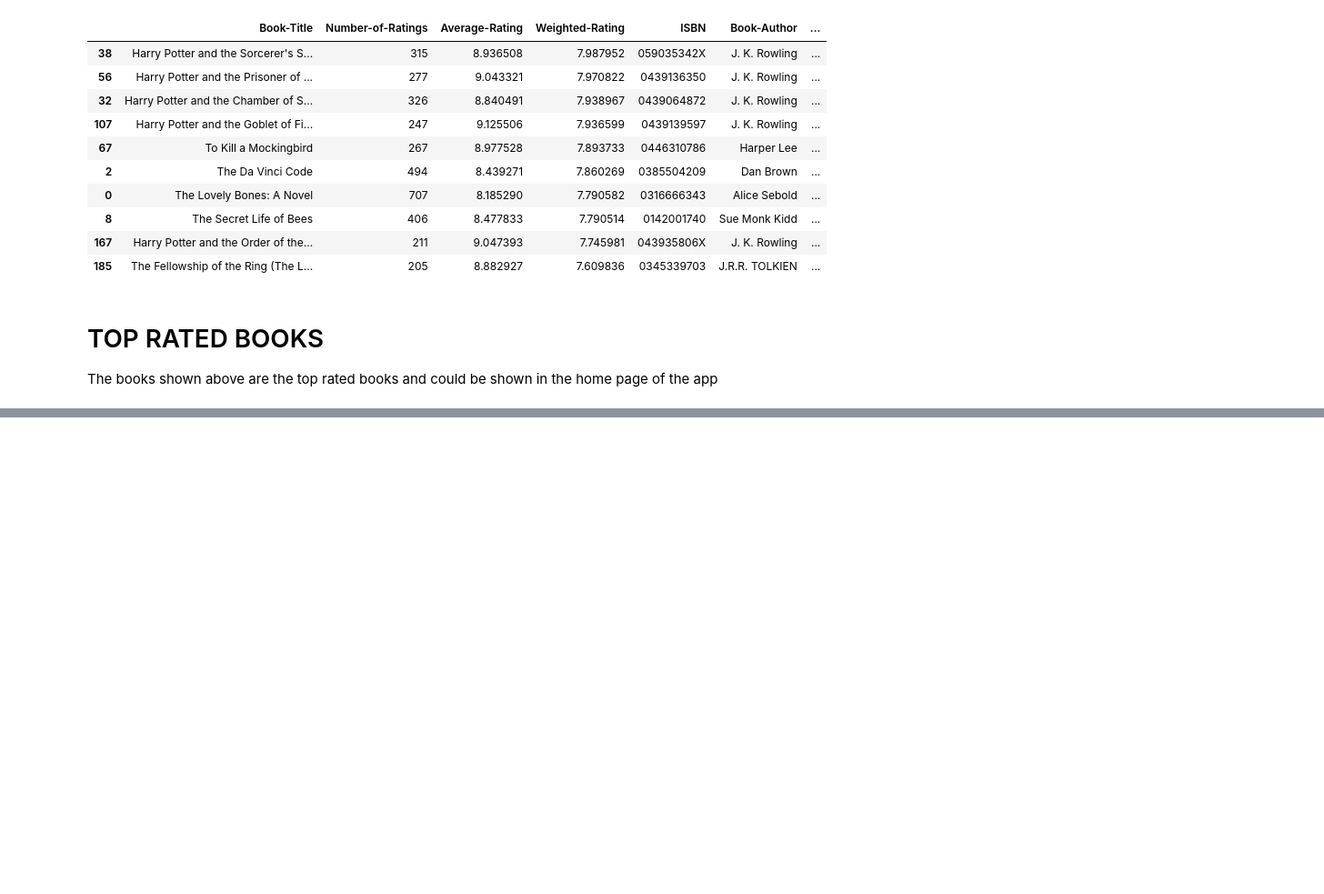
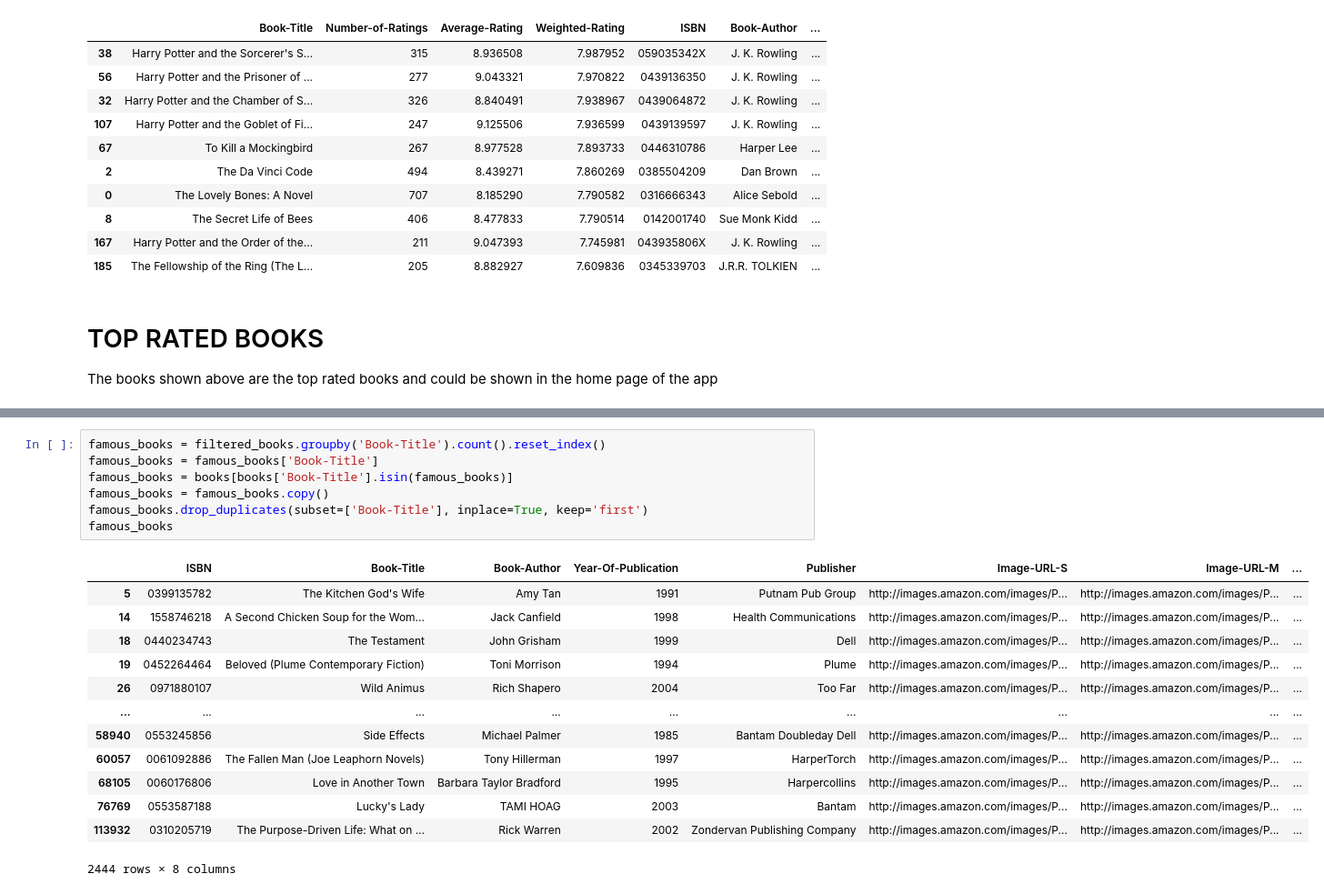
Before and after one commit to nguendh/BookRec, a Jupyter notebook: main.ipynb, the cells around one changed output, grey strips where cells are left out. Shown at 91% size. Drawn from its saved outputs; the diff is of its cells as text; blank space fills up the shorter version.

```diff
--- a/main.ipynb
+++ b/main.ipynb
@@ -1097,0 +1146,21 @@ The books shown above are the top rated books and could be shown in the home pag
+# %%
+famous_books = filtered_books.groupby('Book-Title').count().reset_index()
+famous_books = famous_books['Book-Title']
+famous_books = books[books['Book-Title'].isin(famous_books)]
+famous_books = famous_books.copy()
+famous_books.drop_duplicates(subset=['Book-Title'], inplace=True, keep='first')
+famous_books
+# %% [output]
+|  | ISBN | Book-Title | Book-Author | Year-Of-Publication | Publisher | Image-URL-S | Image-URL-M | ... |
+| 5 | 0399135782 | The Kitchen God's Wife | Amy Tan | 1991 | Putnam Pub Group | http://images.amazon.com/images/P... | http://images.amazon.com/images/P... | ... |
+| 14 | 1558746218 | A Second Chicken Soup for the Wom... | Jack Canfield | 1998 | Health Communications | http://images.amazon.com/images/P... | http://images.amazon.com/images/P... | ... |
+| 18 | 0440234743 | The Testament | John Grisham | 1999 | Dell | http://images.amazon.com/images/P... | http://images.amazon.com/images/P... | ... |
+| 19 | 0452264464 | Beloved (Plume Contemporary Fiction) | Toni Morrison | 1994 | Plume | http://images.amazon.com/images/P... | http://images.amazon.com/images/P... | ... |
+| 26 | 0971880107 | Wild Animus | Rich Shapero | 2004 | Too Far | http://images.amazon.com/images/P... | http://images.amazon.com/images/P... | ... |
+| ... | ... | ... | ... | ... | ... | ... | ... | ... |
+| 58940 | 0553245856 | Side Effects | Michael Palmer | 1985 | Bantam Doubleday Dell | http://images.amazon.com/images/P... | http://images.amazon.com/images/P... | ... |
+| 60057 | 0061092886 | The Fallen Man (Joe Leaphorn Novels) | Tony Hillerman | 1997 | HarperTorch | http://images.amazon.com/images/P... | http://images.amazon.com/images/P... | ... |
+| 68105 | 0060176806 | Love in Another Town | Barbara Taylor Bradford | 1995 | Harpercollins | http://images.amazon.com/images/P... | http://images.amazon.com/images/P... | ... |
+| 76769 | 0553587188 | Lucky's Lady | TAMI HOAG | 2003 | Bantam | http://images.amazon.com/images/P... | http://images.amazon.com/images/P... | ... |
+| 113932 | 0310205719 | The Purpose-Driven Life: What on ... | Rick Warren | 2002 | Zondervan Publishing Company | http://images.amazon.com/images/P... | http://images.amazon.com/images/P... | ... |
+2444 rows × 8 columns
```
Also changed, not shown: parts of 47 cells of this notebook.
